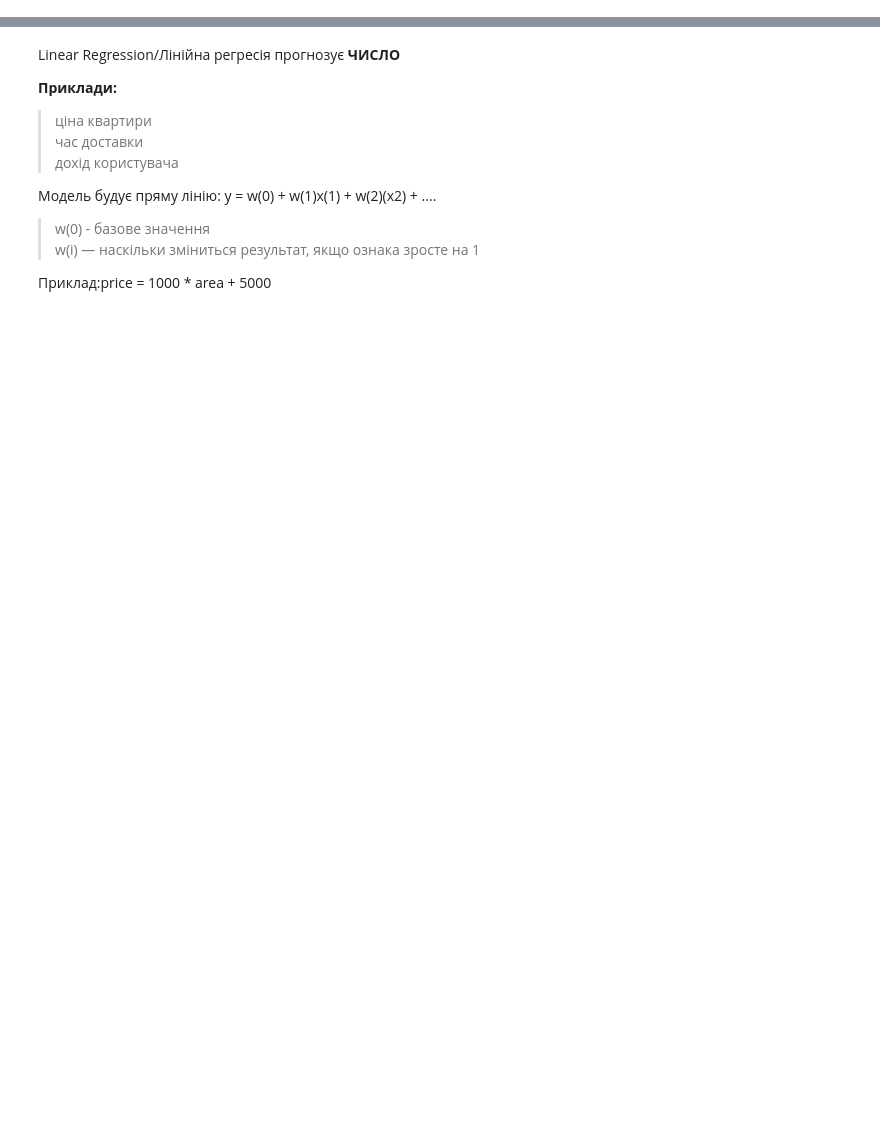
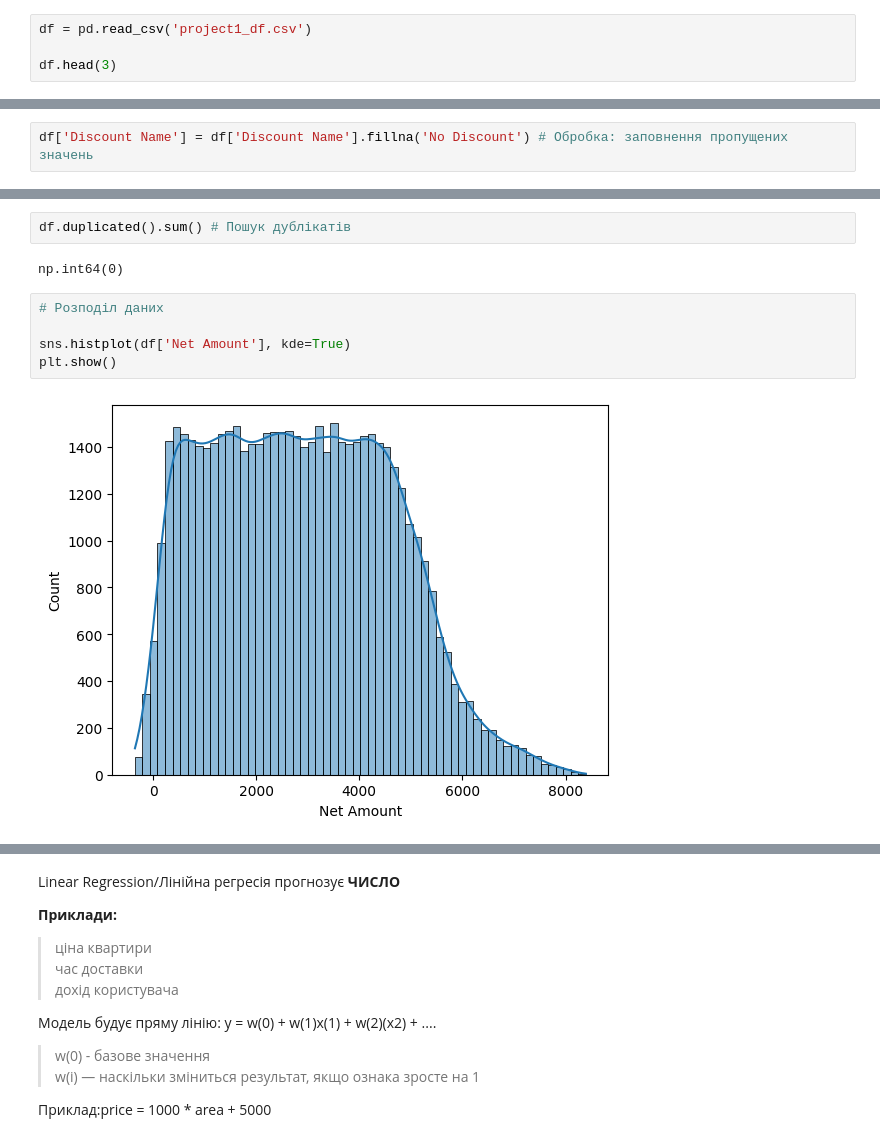
Before and after one commit to HalynaYaremenko/FINAL_PROJECT, a Jupyter notebook: LinearRegressio.ipynb, the cells around one changed output, grey strips where cells are left out. Drawn from its saved outputs; the diff is of its cells as text; blank space fills up the shorter version.

```diff
--- a/LinearRegressio.ipynb
+++ b/LinearRegressio.ipynb
@@ -110,0 +13,4 @@ probability
+# %%
+df = pd.read_csv('project1_df.csv')
+
+df.head(3)
@@ -110,0 +131,2 @@ probability
+# %%
+df['Discount Name'] = df['Discount Name'].fillna('No Discount') # Обробка: заповнення пропущених значень
@@ -110,0 +150,11 @@ probability
+# %%
+df.duplicated().sum() # Пошук дублікатів
+# %% [output]
+np.int64(0)
+# %%
+# Розподіл даних
+
+sns.histplot(df['Net Amount'], kde=True)
+plt.show()
+# %% [output]
+[figure, added]
```
Also changed, not shown: parts of 45 cells of this notebook, 2 other files.
